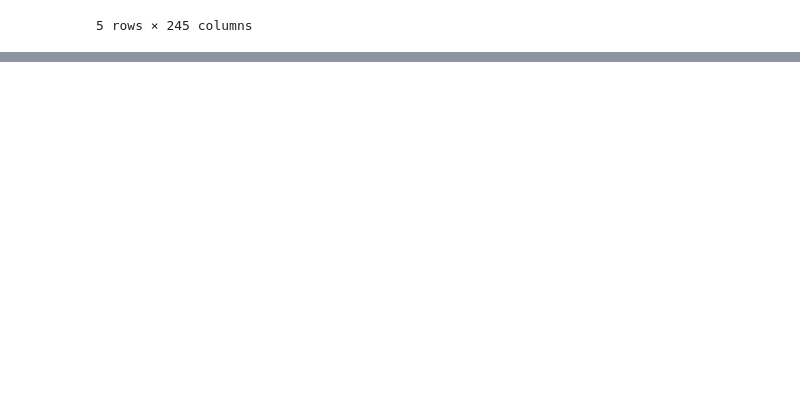
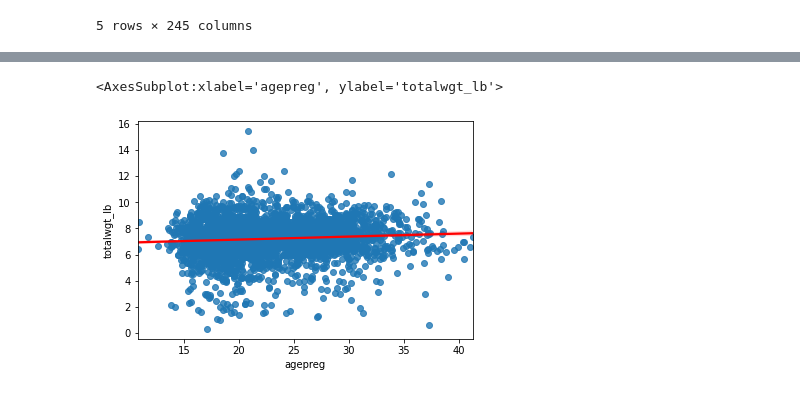
Before and after one commit to Heity94/01_DataScience_2021, a Jupyter notebook: Week_05/Homework5.ipynb, the cells around one changed output, grey strips where cells are left out. Cells and saved outputs as stored; diff of their text form; code cells hidden in the pictures; blank space fills up the shorter version.

```diff
--- a/Week_05/Homework5.ipynb
+++ b/Week_05/Homework5.ipynb
@@ -31,0 +40,2 @@ live.head()
+# %%
+live_first = live[live["pregordr"]==1]
@@ -31,0 +49,5 @@ live.head()
+# %%
+sns.regplot(x="agepreg", y="totalwgt_lb", data=live_first, line_kws={"color": "red"})
+# %% [output]
+<AxesSubplot:xlabel='agepreg', ylabel='totalwgt_lb'>
+[figure, added]
```
Also changed, not shown: parts of 19 cells of this notebook, 2 other files.
